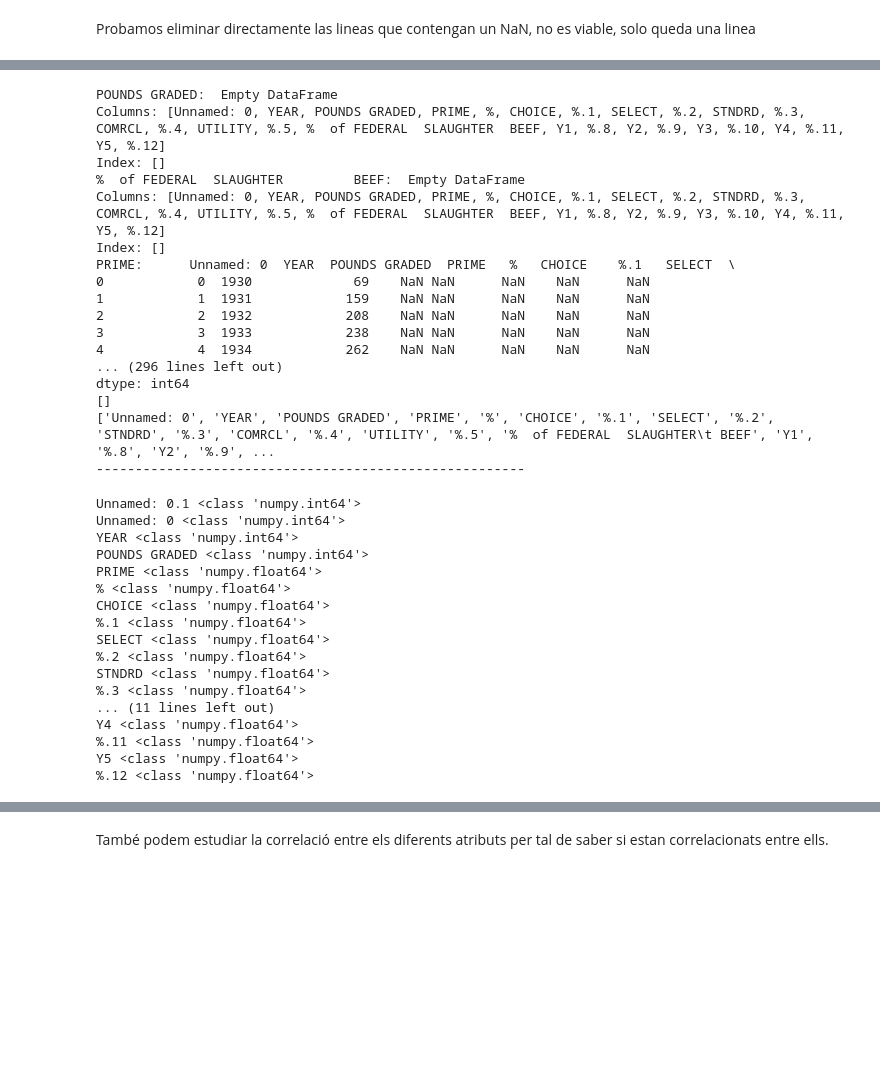
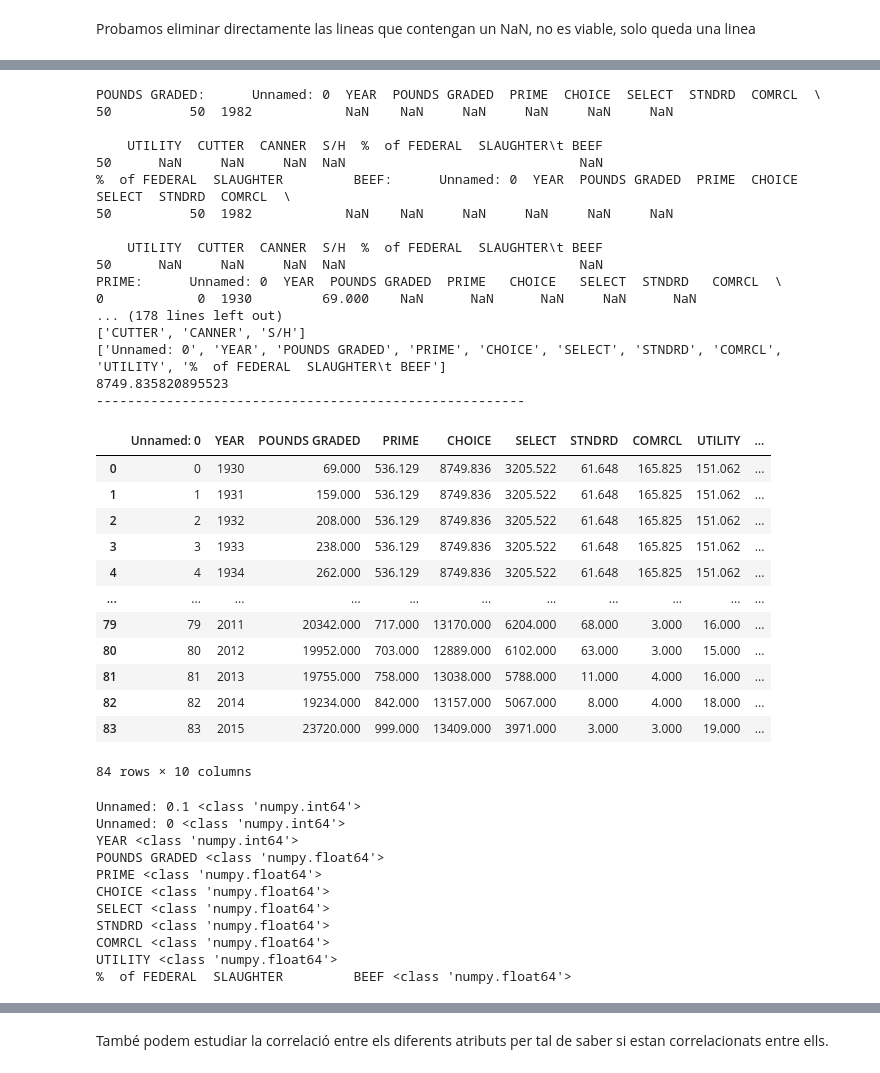
Before and after one commit to guillem-martinez/Practica1-ApC, a Jupyter notebook: Practica1-Regressio2022-GEI.ipynb, the cells around one changed output, grey strips where cells are left out. Drawn from its saved outputs; the diff is of its cells as text; code cells hidden in the pictures; blank space fills up the shorter version.

```diff
--- a/Practica1-Regressio2022-GEI.ipynb
+++ b/Practica1-Regressio2022-GEI.ipynb
@@ -384,0 +326,7 @@ dtype: int64
+# %%
+datasetBeef.to_csv("data/BeefDataset.csv")
+datasetBeef = load_dataset("data/BeefDataset.csv")
+for line in datasetBeef.columns:
+    print(line, type(datasetBeef[line][0]))
+
+datasetBeef.describe()
@@ -407,25 +378,26 @@ print(beefDrop)
 print(beefFill)
 
 datasetBeef.drop(columns=beefDrop, inplace=True) ##Eliminem les columnes
-
+print(datasetBeef["CHOICE"].mean())
 for key in beefFill:
-    datasetBeef[key] = datasetBeef[key].fillna(0)
+    mn = datasetBeef[key].mean()##Omplim amb la mitja
+    datasetBeef[key] = datasetBeef[key].fillna(mn)
 print("-------------------------------------------------------")
 # %% [output]
-POUNDS GRADED:  Empty DataFrame
-Columns: [Unnamed: 0, YEAR, POUNDS GRADED, PRIME, %, CHOICE, %.1, SELECT, %.2, STNDRD, %.3, COMRCL, %.4, UTILITY, %.5, %  of FEDERAL  SLAUGHTER  BEEF, Y1, %.8, Y2, %.9, Y3, %.10, Y4, %.11, Y5, %.12]
-Index: []
-%  of FEDERAL  SLAUGHTER         BEEF:  Empty DataFrame
-Columns: [Unnamed: 0, YEAR, POUNDS GRADED, PRIME, %, CHOICE, %.1, SELECT, %.2, STNDRD, %.3, COMRCL, %.4, UTILITY, %.5, %  of FEDERAL  SLAUGHTER  BEEF, Y1, %.8, Y2, %.9, Y3, %.10, Y4, %.11, Y5, %.12]
-Index: []
-PRIME:      Unnamed: 0  YEAR  POUNDS GRADED  PRIME   %   CHOICE    %.1   SELECT  \
-0            0  1930             69    NaN NaN      NaN    NaN      NaN
-1            1  1931            159    NaN NaN      NaN    NaN      NaN
-2            2  1932            208    NaN NaN      NaN    NaN      NaN
-3            3  1933            238    NaN NaN      NaN    NaN      NaN
-4            4  1934            262    NaN NaN      NaN    NaN      NaN
-... (296 lines left out)
-dtype: int64
-[]
-['Unnamed: 0', 'YEAR', 'POUNDS GRADED', 'PRIME', '%', 'CHOICE', '%.1', 'SELECT', '%.2', 'STNDRD', '%.3', 'COMRCL', '%.4', 'UTILITY', '%.5', '%  of FEDERAL  SLAUGHTER\t BEEF', 'Y1', '%.8', 'Y2', '%.9', ...
+POUNDS GRADED:      Unnamed: 0  YEAR  POUNDS GRADED  PRIME  CHOICE  SELECT  STNDRD  COMRCL  \
+50          50  1982            NaN    NaN     NaN     NaN     NaN     NaN
+
+    UTILITY  CUTTER  CANNER  S/H  %  of FEDERAL  SLAUGHTER\t BEEF
+50      NaN     NaN     NaN  NaN                              NaN
+%  of FEDERAL  SLAUGHTER         BEEF:      Unnamed: 0  YEAR  POUNDS GRADED  PRIME  CHOICE  SELECT  STNDRD  COMRCL  \
+50          50  1982            NaN    NaN     NaN     NaN     NaN     NaN
+
+    UTILITY  CUTTER  CANNER  S/H  %  of FEDERAL  SLAUGHTER\t BEEF
+50      NaN     NaN     NaN  NaN                              NaN
+PRIME:      Unnamed: 0  YEAR  POUNDS GRADED  PRIME   CHOICE   SELECT  STNDRD   COMRCL  \
+0            0  1930         69.000    NaN      NaN      NaN     NaN      NaN
+... (178 lines left out)
+['CUTTER', 'CANNER', 'S/H']
+['Unnamed: 0', 'YEAR', 'POUNDS GRADED', 'PRIME', 'CHOICE', 'SELECT', 'STNDRD', 'COMRCL', 'UTILITY', '%  of FEDERAL  SLAUGHTER\t BEEF']
+8749.835820895523
 -------------------------------------------------------
@@ -497,3 +404,19 @@ print("-------------------------------------------------------")
+# %%
+datasetBeef
+# %% [output]
+|  | Unnamed: 0 | YEAR | POUNDS GRADED | PRIME | CHOICE | SELECT | STNDRD | COMRCL | UTILITY | ... |
+| 0 | 0 | 1930 | 69.000 | 536.129 | 8749.836 | 3205.522 | 61.648 | 165.825 | 151.062 | ... |
+| 1 | 1 | 1931 | 159.000 | 536.129 | 8749.836 | 3205.522 | 61.648 | 165.825 | 151.062 | ... |
+| 2 | 2 | 1932 | 208.000 | 536.129 | 8749.836 | 3205.522 | 61.648 | 165.825 | 151.062 | ... |
+| 3 | 3 | 1933 | 238.000 | 536.129 | 8749.836 | 3205.522 | 61.648 | 165.825 | 151.062 | ... |
+| 4 | 4 | 1934 | 262.000 | 536.129 | 8749.836 | 3205.522 | 61.648 | 165.825 | 151.062 | ... |
+| ... | ... | ... | ... | ... | ... | ... | ... | ... | ... | ... |
+| 79 | 79 | 2011 | 20342.000 | 717.000 | 13170.000 | 6204.000 | 68.000 | 3.000 | 16.000 | ... |
+| 80 | 80 | 2012 | 19952.000 | 703.000 | 12889.000 | 6102.000 | 63.000 | 3.000 | 15.000 | ... |
+| 81 | 81 | 2013 | 19755.000 | 758.000 | 13038.000 | 5788.000 | 11.000 | 4.000 | 16.000 | ... |
+| 82 | 82 | 2014 | 19234.000 | 842.000 | 13157.000 | 5067.000 | 8.000 | 4.000 | 18.000 | ... |
+| 83 | 83 | 2015 | 23720.000 | 999.000 | 13409.000 | 3971.000 | 3.000 | 3.000 | 19.000 | ... |
+84 rows × 10 columns
 # %%
 datasetBeef.to_csv("data/BeefDataset.csv")
 datasetBeef = load_dataset("data/BeefDataset.csv")
@@ -503,19 +426,13 @@ for line in datasetBeef.columns:
 Unnamed: 0.1 <class 'numpy.int64'>
 Unnamed: 0 <class 'numpy.int64'>
 YEAR <class 'numpy.int64'>
-POUNDS GRADED <class 'numpy.int64'>
+POUNDS GRADED <class 'numpy.float64'>
 PRIME <class 'numpy.float64'>
-% <class 'numpy.float64'>
 CHOICE <class 'numpy.float64'>
-%.1 <class 'numpy.float64'>
 SELECT <class 'numpy.float64'>
-%.2 <class 'numpy.float64'>
 STNDRD <class 'numpy.float64'>
-%.3 <class 'numpy.float64'>
-... (11 lines left out)
-Y4 <class 'numpy.float64'>
-%.11 <class 'numpy.float64'>
-Y5 <class 'numpy.float64'>
-%.12 <class 'numpy.float64'>
+COMRCL <class 'numpy.float64'>
+UTILITY <class 'numpy.float64'>
+%  of FEDERAL  SLAUGHTER         BEEF <class 'numpy.float64'>
 # %%
 print("Per visualitzar les primeres 5 mostres de la BBDD:")
```
Also changed, not shown: parts of 21 cells of this notebook, 1 other file.
